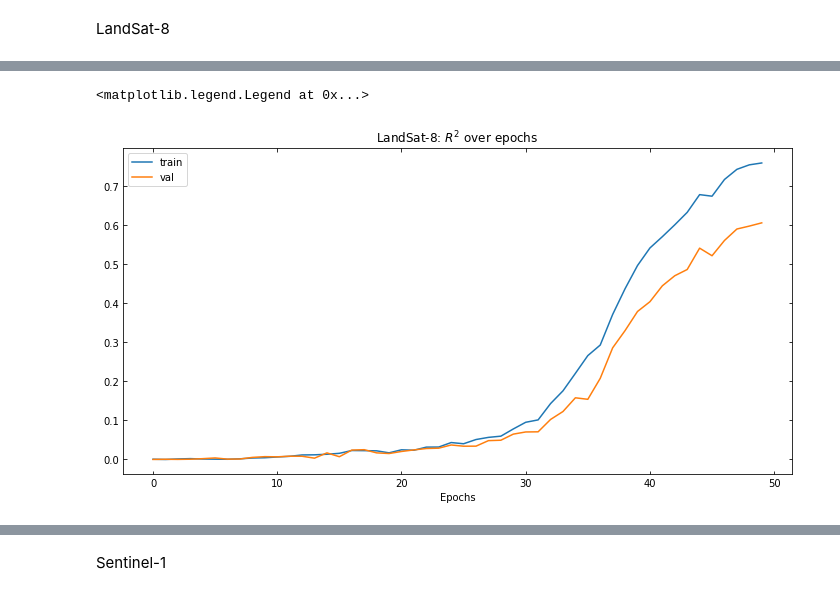
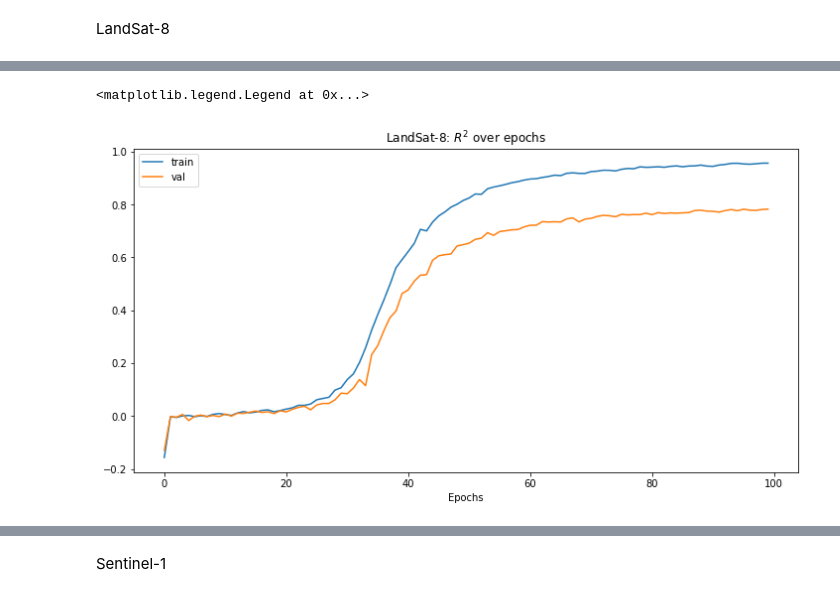
Before and after one commit to chrisyeh96/india-poverty, a Jupyter notebook: ipython_notebooks/plotting.ipynb, the cells around one changed output, grey strips where cells are left out. Saved outputs shown, nothing was run; the diff lists cells and outputs as text; code cells hidden in the pictures.

```diff
--- a/ipython_notebooks/plotting.ipynb
+++ b/ipython_notebooks/plotting.ipynb
@@ -44,10 +57,10 @@ plt.xlabel("Epochs")
 # %%
 plt.figure(figsize=(12, 6))
-plt.plot(np.array(rsq["train"]), label="train")
-plt.plot(np.array(rsq["val"]), label="val")
+plt.plot(l8_train_r2, label="train")
+plt.plot(l8_val_r2, label="val")
 plt.title("LandSat-8: $R^2$ over epochs")
 plt.xlabel("Epochs")
 plt.legend()
 # %% [output]
 <matplotlib.legend.Legend at 0x...>
-[figure, old version]
+[figure, new version]
```
Also changed, not shown: parts of 16 cells of this notebook, 4 other files.
